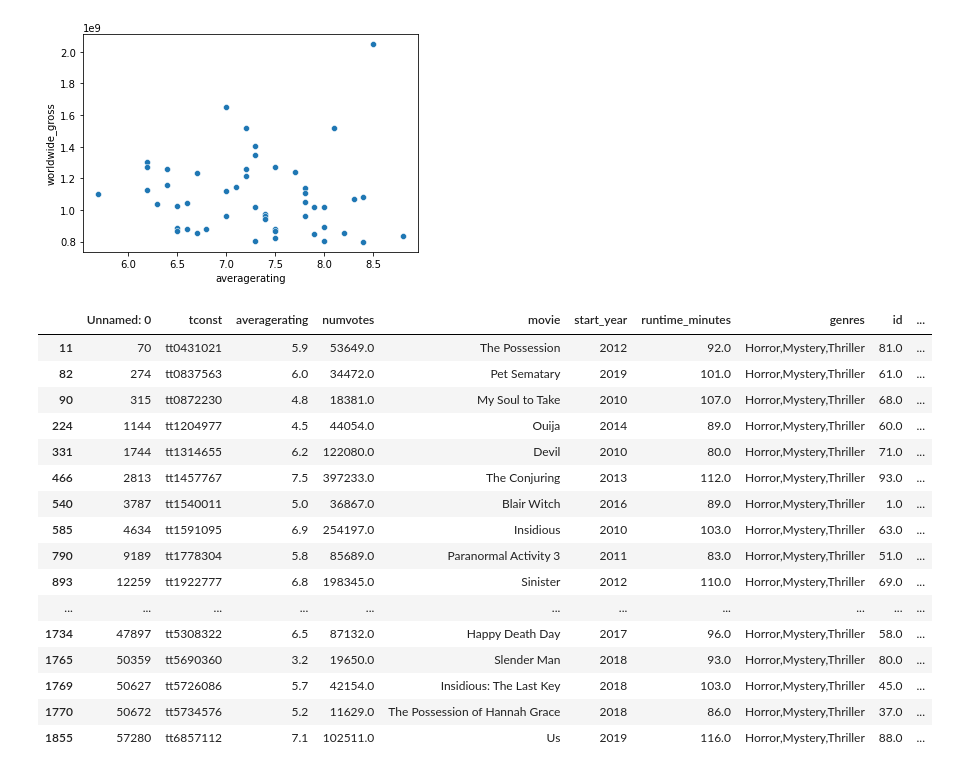
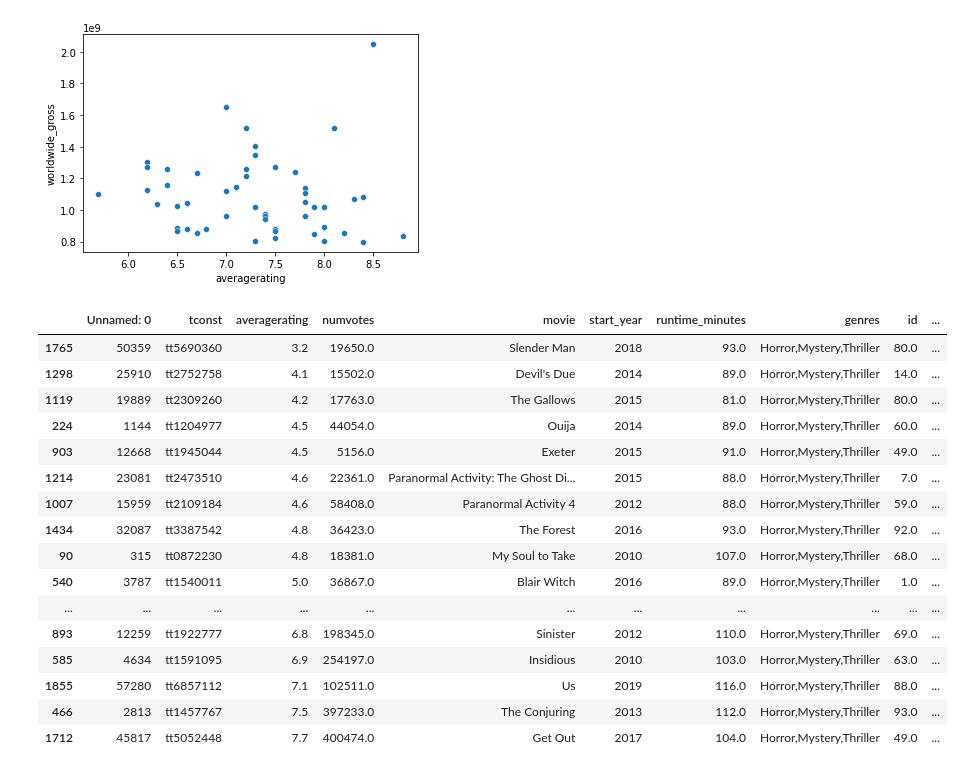
Before and after one commit to EmmaChoate/microsoft_movie_analysis, a Jupyter notebook: data/zippedData/Untitled.ipynb, the cells around one changed output. Drawn from its saved outputs; the diff is of its cells as text; code cells hidden in the pictures.

```diff
--- a/data/zippedData/Untitled.ipynb
+++ b/data/zippedData/Untitled.ipynb
@@ -659,6 +659,8 @@ TypeError: first argument must be string or compiled pattern
 mega=mega_table2.loc[mega_table2['production_budget']>=50000000]
 # %%
 mega_table2_votes=mega_table2[mega_table2['numvotes']>= 10000]
+# %%
+mega_table2_votes5=mega_table2[mega_table2['numvotes']>= 1000]
 # %%
 mega_table2_votes50=mega_table2_votes.sort_values('worldwide_gross', ascending=False).head(50)
 # %%
@@ -667,26 +669,26 @@ sn.scatterplot(data=mega_table2_votes50, x="averagerating", y="worldwide_gross")
 <AxesSubplot:xlabel='averagerating', ylabel='worldwide_gross'>
 [figure]
 # %%
-mega_table2_horrormt=mega_table2_votes.loc[mega_table2_votes['genres']=='Horror,Mystery,Thriller']
-mega_table2_horrormt
+mega_table2_horrormt=mega_table2_votes5.loc[mega_table2_votes5['genres']=='Horror,Mystery,Thriller']
+mega_table2_horrormt.sort_values('averagerating')
 # %% [output]
 |  | Unnamed: 0 | tconst | averagerating | numvotes | movie | start_year | runtime_minutes | genres | id | ... |
-| 11 | 70 | tt0431021 | 5.9 | 53649.0 | The Possession | 2012 | 92.0 | Horror,Mystery,Thriller | 81.0 | ... |
-| 82 | 274 | tt0837563 | 6.0 | 34472.0 | Pet Sematary | 2019 | 101.0 | Horror,Mystery,Thriller | 61.0 | ... |
+| 1765 | 50359 | tt5690360 | 3.2 | 19650.0 | Slender Man | 2018 | 93.0 | Horror,Mystery,Thriller | 80.0 | ... |
+| 1298 | 25910 | tt2752758 | 4.1 | 15502.0 | Devil's Due | 2014 | 89.0 | Horror,Mystery,Thriller | 14.0 | ... |
+| 1119 | 19889 | tt2309260 | 4.2 | 17763.0 | The Gallows | 2015 | 81.0 | Horror,Mystery,Thriller | 80.0 | ... |
+| 224 | 1144 | tt1204977 | 4.5 | 44054.0 | Ouija | 2014 | 89.0 | Horror,Mystery,Thriller | 60.0 | ... |
+| 903 | 12668 | tt1945044 | 4.5 | 5156.0 | Exeter | 2015 | 91.0 | Horror,Mystery,Thriller | 49.0 | ... |
+| 1214 | 23081 | tt2473510 | 4.6 | 22361.0 | Paranormal Activity: The Ghost Di... | 2015 | 88.0 | Horror,Mystery,Thriller | 7.0 | ... |
+| 1007 | 15959 | tt2109184 | 4.6 | 58408.0 | Paranormal Activity 4 | 2012 | 88.0 | Horror,Mystery,Thriller | 59.0 | ... |
+| 1434 | 32087 | tt3387542 | 4.8 | 36423.0 | The Forest | 2016 | 93.0 | Horror,Mystery,Thriller | 92.0 | ... |
 | 90 | 315 | tt0872230 | 4.8 | 18381.0 | My Soul to Take | 2010 | 107.0 | Horror,Mystery,Thriller | 68.0 | ... |
-| 224 | 1144 | tt1204977 | 4.5 | 44054.0 | Ouija | 2014 | 89.0 | Horror,Mystery,Thriller | 60.0 | ... |
-| 331 | 1744 | tt1314655 | 6.2 | 122080.0 | Devil | 2010 | 80.0 | Horror,Mystery,Thriller | 71.0 | ... |
+| 540 | 3787 | tt1540011 | 5.0 | 36867.0 | Blair Witch | 2016 | 89.0 | Horror,Mystery,Thriller | 1.0 | ... |
+| ... | ... | ... | ... | ... | ... | ... | ... | ... | ... | ... |
+| 893 | 12259 | tt1922777 | 6.8 | 198345.0 | Sinister | 2012 | 110.0 | Horror,Mystery,Thriller | 69.0 | ... |
+| 585 | 4634 | tt1591095 | 6.9 | 254197.0 | Insidious | 2010 | 103.0 | Horror,Mystery,Thriller | 63.0 | ... |
+| 1855 | 57280 | tt6857112 | 7.1 | 102511.0 | Us | 2019 | 116.0 | Horror,Mystery,Thriller | 88.0 | ... |
 | 466 | 2813 | tt1457767 | 7.5 | 397233.0 | The Conjuring | 2013 | 112.0 | Horror,Mystery,Thriller | 93.0 | ... |
-| 540 | 3787 | tt1540011 | 5.0 | 36867.0 | Blair Witch | 2016 | 89.0 | Horror,Mystery,Thriller | 1.0 | ... |
-| 585 | 4634 | tt1591095 | 6.9 | 254197.0 | Insidious | 2010 | 103.0 | Horror,Mystery,Thriller | 63.0 | ... |
-| 790 | 9189 | tt1778304 | 5.8 | 85689.0 | Paranormal Activity 3 | 2011 | 83.0 | Horror,Mystery,Thriller | 51.0 | ... |
-| 893 | 12259 | tt1922777 | 6.8 | 198345.0 | Sinister | 2012 | 110.0 | Horror,Mystery,Thriller | 69.0 | ... |
-| ... | ... | ... | ... | ... | ... | ... | ... | ... | ... | ... |
-| 1734 | 47897 | tt5308322 | 6.5 | 87132.0 | Happy Death Day | 2017 | 96.0 | Horror,Mystery,Thriller | 58.0 | ... |
-| 1765 | 50359 | tt5690360 | 3.2 | 19650.0 | Slender Man | 2018 | 93.0 | Horror,Mystery,Thriller | 80.0 | ... |
-| 1769 | 50627 | tt5726086 | 5.7 | 42154.0 | Insidious: The Last Key | 2018 | 103.0 | Horror,Mystery,Thriller | 45.0 | ... |
-| 1770 | 50672 | tt5734576 | 5.2 | 11629.0 | The Possession of Hannah Grace | 2018 | 86.0 | Horror,Mystery,Thriller | 37.0 | ... |
-| 1855 | 57280 | tt6857112 | 7.1 | 102511.0 | Us | 2019 | 116.0 | Horror,Mystery,Thriller | 88.0 | ... |
+| 1712 | 45817 | tt5052448 | 7.7 | 400474.0 | Get Out | 2017 | 104.0 | Horror,Mystery,Thriller | 49.0 | ... |
 # %%
 mega_table2_horrormt=mega_table2_horrormt.drop(1119)
 sn.scatterplot(data=mega_table2_horrormt, x="production_budget", y="earnings/cost_ratio")
```
Also changed, not shown: parts of 4 cells of this notebook, 2 other files.
